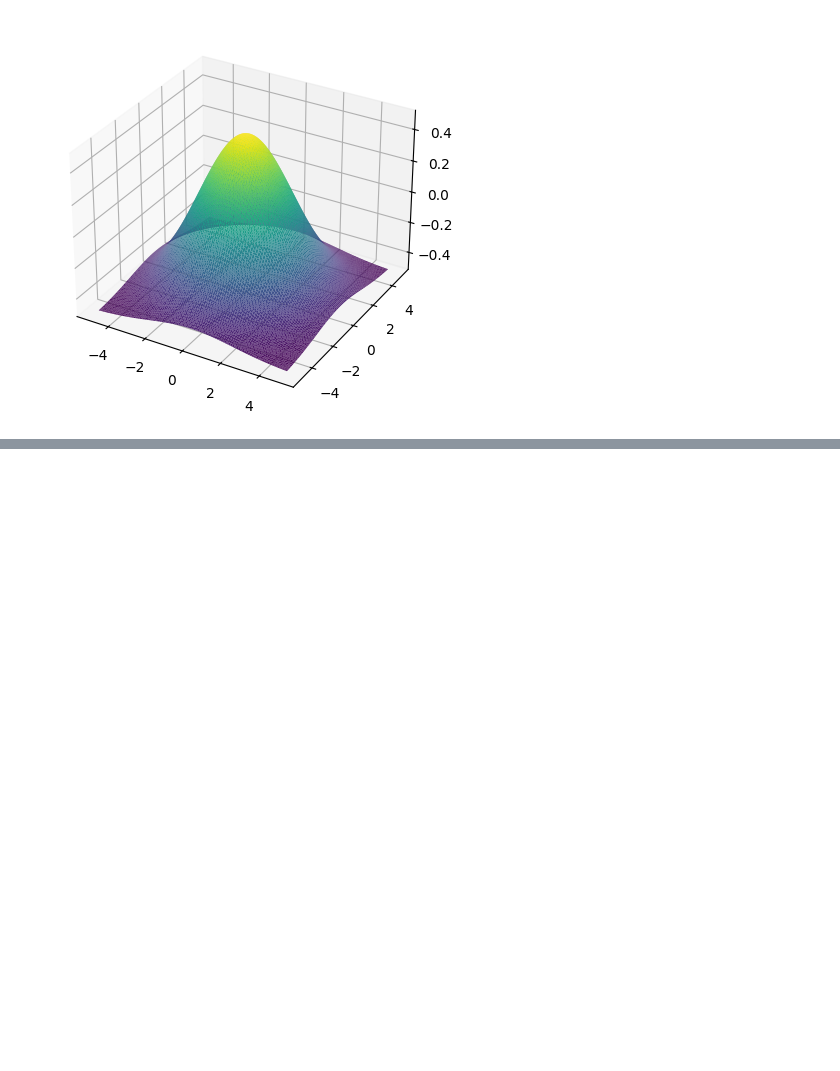
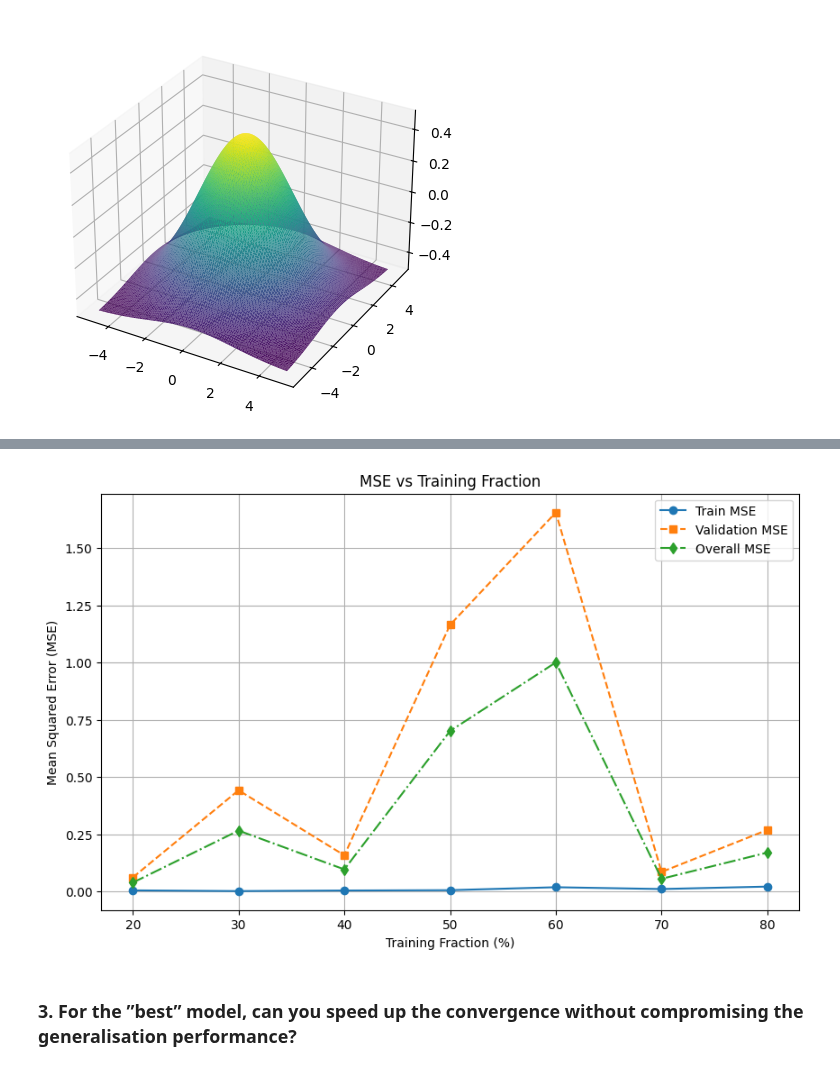
Before and after one commit to nathanansel28/DD2437, a Jupyter notebook: lab1b/split2.ipynb, the cells around one changed output, grey strips where cells are left out. Cells and saved outputs as stored; diff of their text form; code cells hidden in the pictures; blank space fills up the shorter version.

```diff
--- a/lab1b/split2.ipynb
+++ b/lab1b/split2.ipynb
@@ -12,0 +79,21 @@ plt.show()
+# %%
+model_results = {}
+
+for i in range(20, 81, 10):
+    training_fraction = i / 100
+    model = load_MLP_regressor(n_nodes=6)
+    print(f"Training network with n_nodes = {i} and training fraction: {training_fraction}")
+
+    X_train, X_val, y_train, y_val = split_dataset(X, y)
+    model.fit(X_train, y_train, epochs=n_epochs, verbose=0)
+
+    mse_train, mse_val, mse_overall = evaluate(
+        model, X, y, X_train, X_val, y_train, y_val
+    )
+    print(f"MSE Train: {mse_train:.5f} \nMSE Val: {mse_val:.5f} \mMSE Overall: {mse_overall:.5f}")
+    model_results[i] = ModelResult(
+        model=model,
+        mse_train=mse_train,
+        mse_val=mse_val,
+        mse_overall=mse_overall
+    )
@@ -12,0 +118,16 @@ plt.show()
+# %%
+training_fractions = list(range(20, 81, 10))
+list_mse_train = [model_results[i].mse_train for i in training_fractions]
+list_mse_val = [model_results[i].mse_val for i in training_fractions]
+list_mse_overall = [model_results[i].mse_overall for i in training_fractions]
+
+plot_mse_results(
+    x_axis="training_fraction",
+    list_mse_train=list_mse_train,
+    list_mse_val=list_mse_val,
+    list_mse_overall=list_mse_overall
+)
+# %% [output]
+[figure, added]
+# %% [markdown]
+### 3. For the ”best” model, can you speed up the convergence without compromising the generalisation performance?
```
Also changed, not shown: parts of 7 cells of this notebook, 1 other file.
